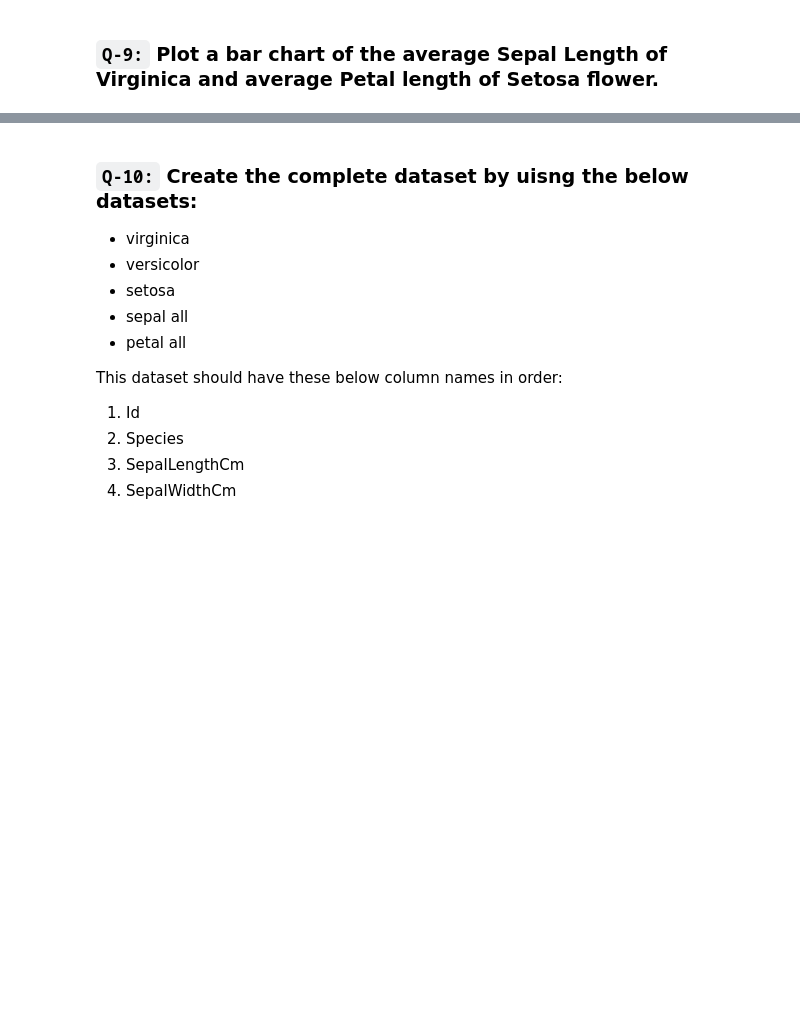
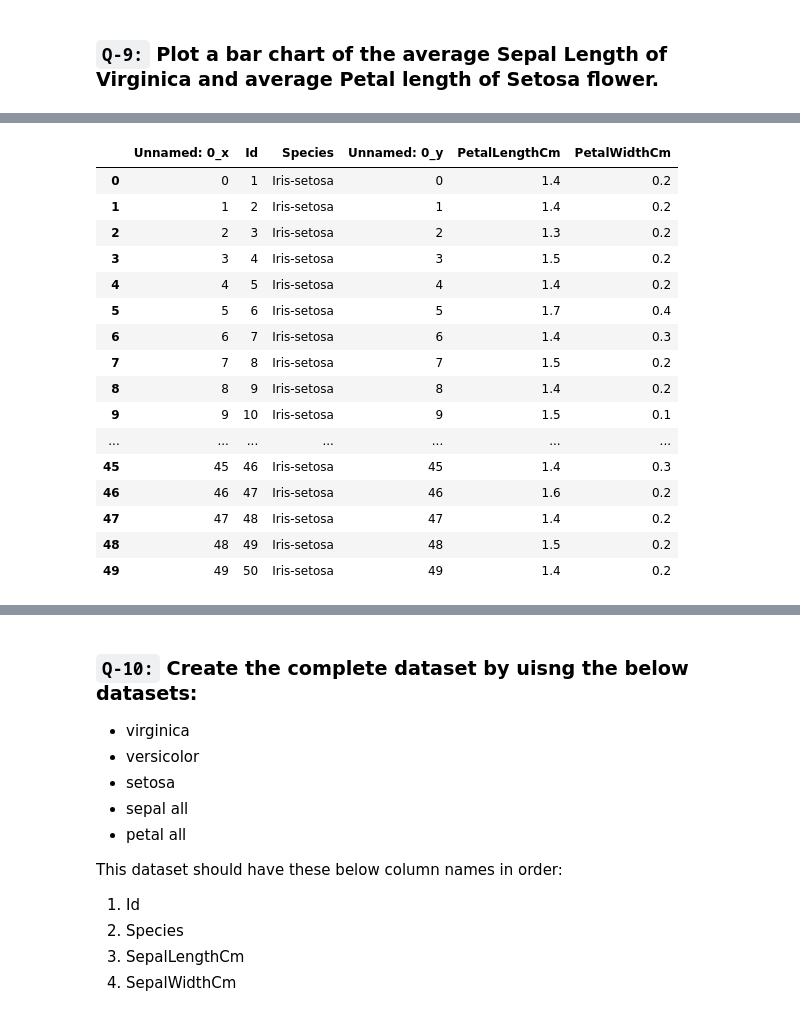
Before and after one commit to jyotirangu/DataScience, a Jupyter notebook: 13_Merging/2_task1.ipynb, the cells around one changed output, grey strips where cells are left out. Saved outputs shown, nothing was run; the diff lists cells and outputs as text; code cells hidden in the pictures; blank space fills up the shorter version.

```diff
--- a/13_Merging/2_task1.ipynb
+++ b/13_Merging/2_task1.ipynb
@@ -318,0 +504,21 @@ V Kohli          112/76         nan
+# %%
+petal = pd.merge(setosa, petal_all, on="Id")
+petal
+# %% [output]
+|  | Unnamed: 0_x | Id | Species | Unnamed: 0_y | PetalLengthCm | PetalWidthCm |
+| 0 | 0 | 1 | Iris-setosa | 0 | 1.4 | 0.2 |
+| 1 | 1 | 2 | Iris-setosa | 1 | 1.4 | 0.2 |
+| 2 | 2 | 3 | Iris-setosa | 2 | 1.3 | 0.2 |
+| 3 | 3 | 4 | Iris-setosa | 3 | 1.5 | 0.2 |
+| 4 | 4 | 5 | Iris-setosa | 4 | 1.4 | 0.2 |
+| 5 | 5 | 6 | Iris-setosa | 5 | 1.7 | 0.4 |
+| 6 | 6 | 7 | Iris-setosa | 6 | 1.4 | 0.3 |
+| 7 | 7 | 8 | Iris-setosa | 7 | 1.5 | 0.2 |
+| 8 | 8 | 9 | Iris-setosa | 8 | 1.4 | 0.2 |
+| 9 | 9 | 10 | Iris-setosa | 9 | 1.5 | 0.1 |
+| ... | ... | ... | ... | ... | ... | ... |
+| 45 | 45 | 46 | Iris-setosa | 45 | 1.4 | 0.3 |
+| 46 | 46 | 47 | Iris-setosa | 46 | 1.6 | 0.2 |
+| 47 | 47 | 48 | Iris-setosa | 47 | 1.4 | 0.2 |
+| 48 | 48 | 49 | Iris-setosa | 48 | 1.5 | 0.2 |
+| 49 | 49 | 50 | Iris-setosa | 49 | 1.4 | 0.2 |
```
Also changed, not shown: parts of 26 cells of this notebook, 5 other files.
